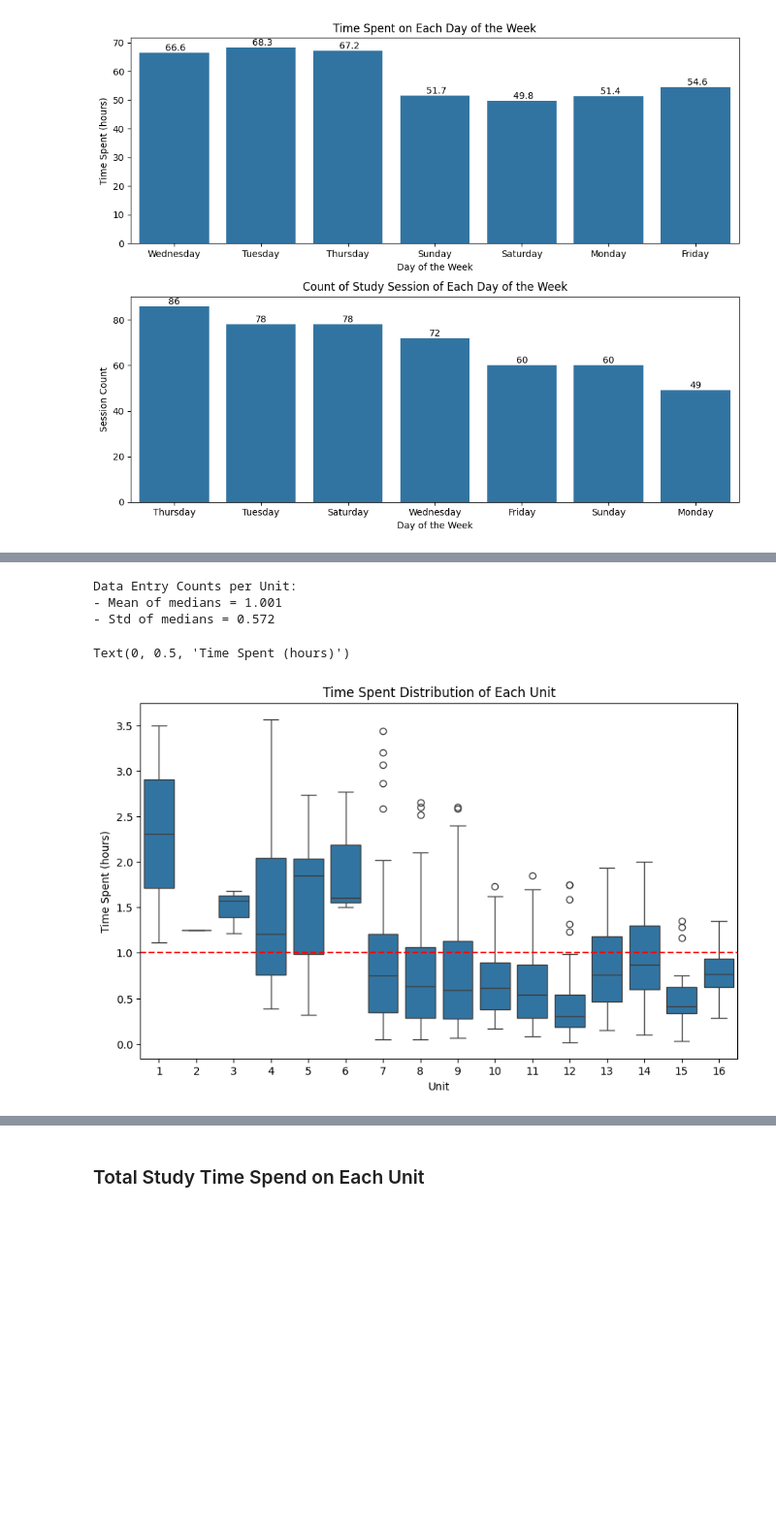
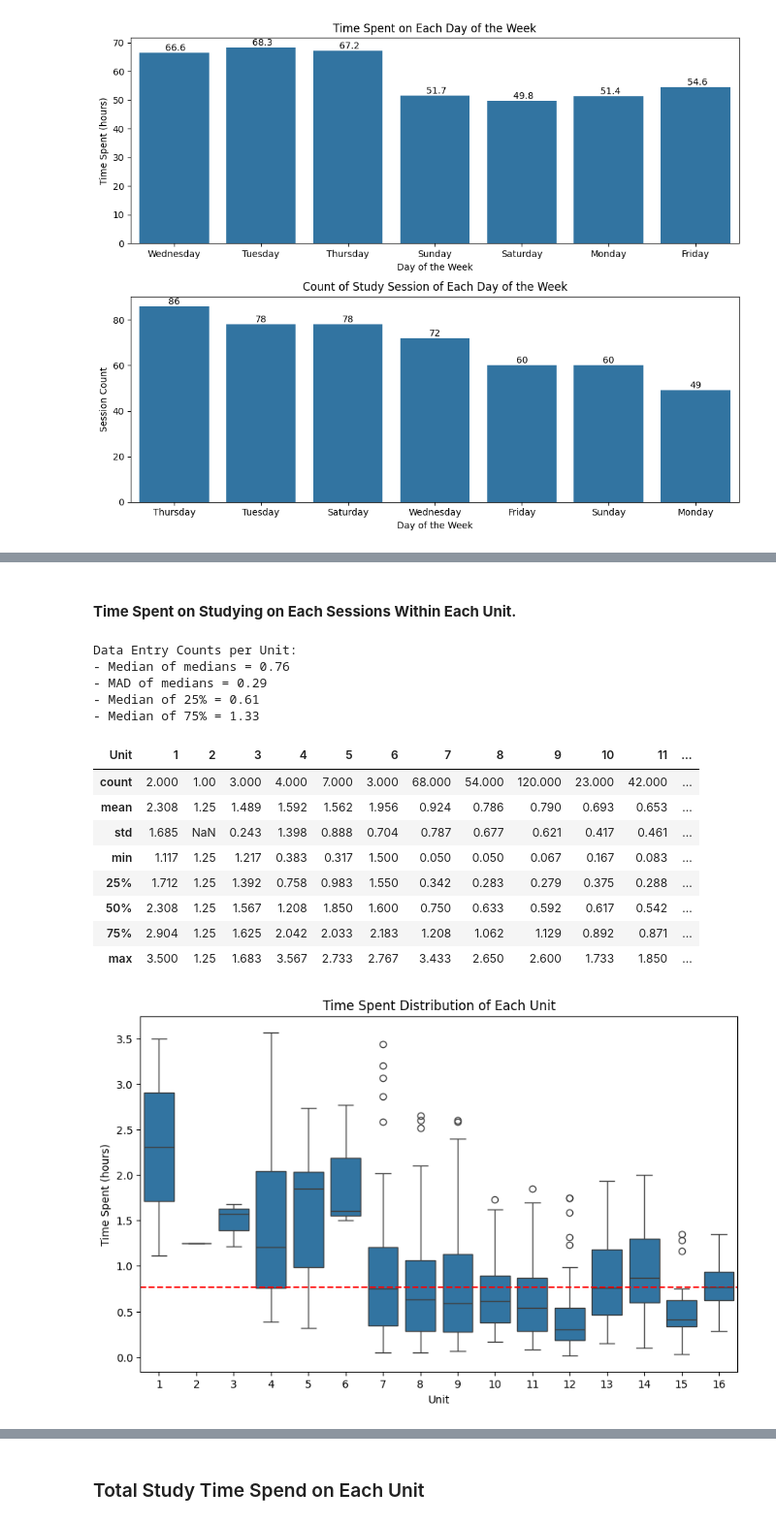
Before and after one commit to Ivan-Alexis-Tan/Time-Spent-on-Studying, a Jupyter notebook: Time spent analysis.ipynb, the cells around one changed output, grey strips where cells are left out. Shown at 97% size. Saved outputs shown, nothing was run; the diff lists cells and outputs as text; code cells hidden in the pictures; blank space fills up the shorter version.

```diff
--- a/Time spent analysis.ipynb
+++ b/Time spent analysis.ipynb
@@ -550,47 +629,43 @@ dfgroupby_unit_timespent[['unit desc.', 'Unit', "time spent (float)"]]
+# %% [markdown]
+#### **Time Spent on Studying on Each Sessions Within Each Unit.**
 # %%
 # Setting Df for `Unit` and `time spent (float)`
-df_unit_timespent = df.loc[:, ['Unit', 'time spent (float)']]
+df_unit_timespent = df_learning.loc[:, ['Unit', 'time spent (float)']]
 
 # Data Entry Counts per Unit
-unit_df = df.groupby('Unit')['time spent (float)'].agg(['count', 'sum', 'median'])  #<- Vectorized version, but let's do it manually just because I can
-# unit_df = df_unit_timespent['Unit'].value_counts().reset_index().sort_values(by='Unit') #<- Study sessions made in each unit
+unit_df = df_learning.groupby('Unit')['time spent (float)'].agg(['count', 'sum', 'median'])  #<- Vectorized version, but let's do it manually just because I can
 
-# unit_time_spent = {}
-
-# for i, detail in df.iterrows():                                             #<- Iter original Df
-#     if detail['Unit'] not in unit_time_spent.keys():                        #<- Check unit if in empty dict
-#         unit_time_spent[detail['Unit']] = []
-
-#     unit_time_spent[detail['Unit']].append(detail['time spent (float)'])    #<- Sorting study time based on unit number
-
-# # Calculations for Median
-# total_time = {}
-# median = {}
-# for key, val in unit_time_spent.items():                                    #<- Iter sorted study time of each unit
-#     if key != np.nan:
-#         print(type(key), key)
-#         total_time[key] = np.sum(val)
-#         median[key] = np.median(val)
-
-# for i, j in total_time.items():
-#     print(i, ":", j)
-# unit_df['total time (hr)'] = unit_df['Unit'].map(total_time)                #<- Sum of study time of each unit
-# unit_df['median'] = unit_df['Unit'].map(median)                             #<- Median of study time of each unit
-
-# Terminal Output
-print('Data Entry Counts per Unit:')
-print(f"- Mean of medians = {unit_df['median'].mean():.3f}")                #<- Prints mean of "median"
-print(f"- Std of medians = {unit_df['median'].std(ddof=1):.3f}")            #<- Prints std of "median"
+# Describing Dataframe
+stat_summary = df_learning.groupby('Unit')['time spent (float)'].describe().transpose().round(3)
 
 # Plotting Box Plot for each Unit
 plt.figure(figsize=(10, 6))                                                 #<- Figure size customization
 sns.boxplot(data=df_unit_timespent, x='Unit', y='time spent (float)')       #<- Boxplot
-plt.axhline(unit_df['median'].mean(), color='red', linestyle='--')          #<- Median line (red)
+plt.axhline(unit_df['median'].median(), color='red', linestyle='--')        #<- Median line (red)
 plt.title('Time Spent Distribution of Each Unit')                           #<- Title
 plt.ylabel('Time Spent (hours)')                                            #<- y-label
+
+# Terminal Output
+print('Data Entry Counts per Unit:')
+print(f"- Median of medians = {unit_df['median'].median():.2f}")                    #<- Median of `"medians"`
+print(f"- MAD of medians = {scistat.median_abs_deviation(unit_df['median']):.2f}")  #<- Median Absolute Deviation of `"medians"`
+print(f"- Median of 25% = {unit_df['median'].quantile(0.25):.2f}")                  #<- Median of 25% of `"medians"`
+print(f"- Median of 75% = {unit_df['median'].quantile(0.75):.2f}")                  #<- Median of 75% of `"medians"`
+
+stat_summary
 # %% [output]
 Data Entry Counts per Unit:
-- Mean of medians = 1.001
-- Std of medians = 0.572
+- Median of medians = 0.76
+- MAD of medians = 0.29
+- Median of 25% = 0.61
+- Median of 75% = 1.33
-Text(0, 0.5, 'Time Spent (hours)')
+| Unit | 1 | 2 | 3 | 4 | 5 | 6 | 7 | 8 | 9 | 10 | 11 | ... |
+| count | 2.000 | 1.00 | 3.000 | 4.000 | 7.000 | 3.000 | 68.000 | 54.000 | 120.000 | 23.000 | 42.000 | ... |
+| mean | 2.308 | 1.25 | 1.489 | 1.592 | 1.562 | 1.956 | 0.924 | 0.786 | 0.790 | 0.693 | 0.653 | ... |
+| std | 1.685 | NaN | 0.243 | 1.398 | 0.888 | 0.704 | 0.787 | 0.677 | 0.621 | 0.417 | 0.461 | ... |
+| min | 1.117 | 1.25 | 1.217 | 0.383 | 0.317 | 1.500 | 0.050 | 0.050 | 0.067 | 0.167 | 0.083 | ... |
+| 25% | 1.712 | 1.25 | 1.392 | 0.758 | 0.983 | 1.550 | 0.342 | 0.283 | 0.279 | 0.375 | 0.288 | ... |
+| 50% | 2.308 | 1.25 | 1.567 | 1.208 | 1.850 | 1.600 | 0.750 | 0.633 | 0.592 | 0.617 | 0.542 | ... |
+| 75% | 2.904 | 1.25 | 1.625 | 2.042 | 2.033 | 2.183 | 1.208 | 1.062 | 1.129 | 0.892 | 0.871 | ... |
+| max | 3.500 | 1.25 | 1.683 | 3.567 | 2.733 | 2.767 | 3.433 | 2.650 | 2.600 | 1.733 | 1.850 | ... |
-[figure, old version]
+[figure, new version]
```
Also changed, not shown: parts of 20 cells of this notebook.
